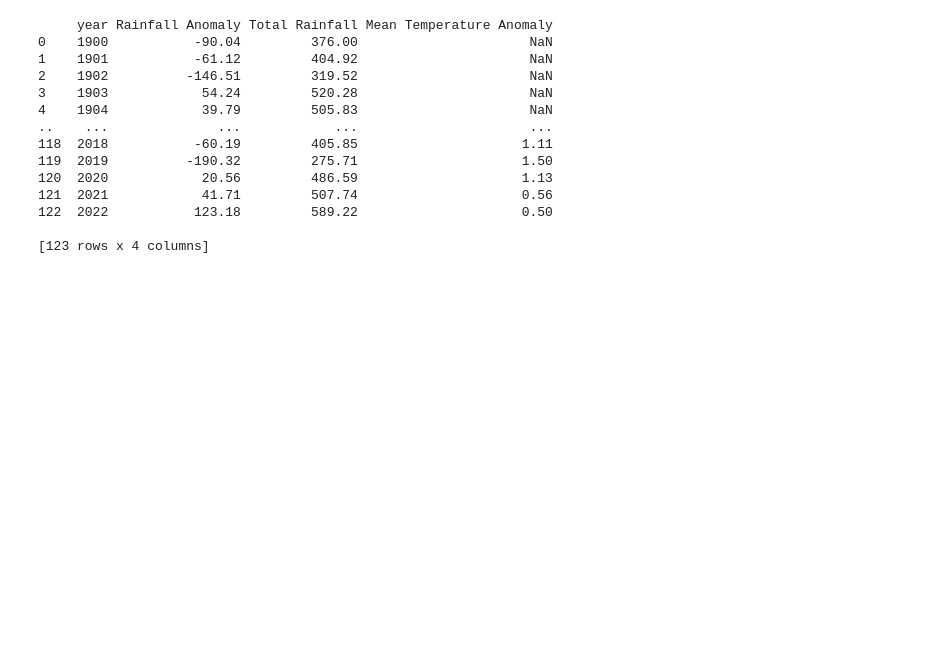
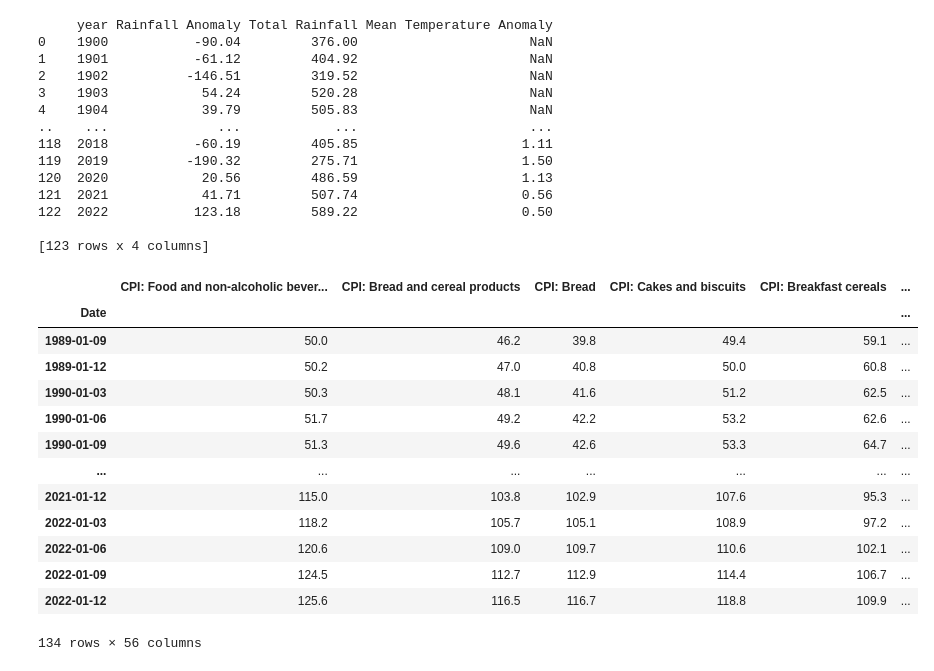
Before and after one commit to owenyi2/DATA1902-Stage-2, a Jupyter notebook: Code/Owen_Y/new_new_format.ipynb, the cells around one changed output. Drawn from its saved outputs; the diff is of its cells as text; code cells hidden in the pictures; blank space fills up the shorter version.

```diff
--- a/Code/Owen_Y/new_new_format.ipynb
+++ b/Code/Owen_Y/new_new_format.ipynb
@@ -58,3 +63,20 @@ df.to_csv("Yearly Data")
 122  2022           123.18         589.22                     0.50
 
 [123 rows x 4 columns]
+# %%
+final_df.loc[:, final_df.columns != 'ENSO Phase']
+# %% [output]
+|  | CPI: Food and non-alcoholic bever... | CPI: Bread and cereal products | CPI: Bread | CPI: Cakes and biscuits | CPI: Breakfast cereals | ... |
+| Date |  |  |  |  |  | ... |
+| 1989-01-09 | 50.0 | 46.2 | 39.8 | 49.4 | 59.1 | ... |
+| 1989-01-12 | 50.2 | 47.0 | 40.8 | 50.0 | 60.8 | ... |
+| 1990-01-03 | 50.3 | 48.1 | 41.6 | 51.2 | 62.5 | ... |
+| 1990-01-06 | 51.7 | 49.2 | 42.2 | 53.2 | 62.6 | ... |
+| 1990-01-09 | 51.3 | 49.6 | 42.6 | 53.3 | 64.7 | ... |
+| ... | ... | ... | ... | ... | ... | ... |
+| 2021-01-12 | 115.0 | 103.8 | 102.9 | 107.6 | 95.3 | ... |
+| 2022-01-03 | 118.2 | 105.7 | 105.1 | 108.9 | 97.2 | ... |
+| 2022-01-06 | 120.6 | 109.0 | 109.7 | 110.6 | 102.1 | ... |
+| 2022-01-09 | 124.5 | 112.7 | 112.9 | 114.4 | 106.7 | ... |
+| 2022-01-12 | 125.6 | 116.5 | 116.7 | 118.8 | 109.9 | ... |
+134 rows × 56 columns
```
Also changed, not shown: parts of 7 cells of this notebook, 1 other file.
